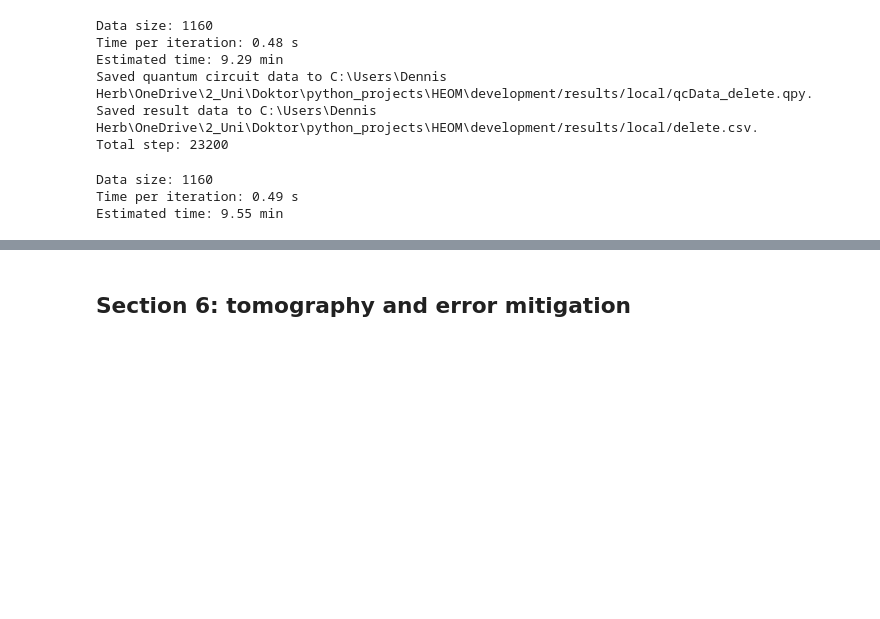
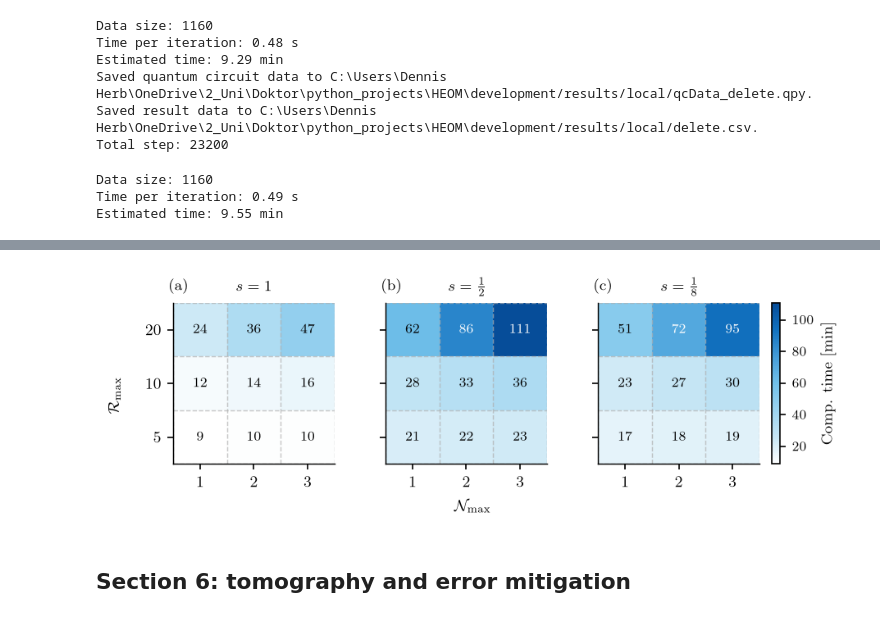
Before and after one commit to dehe1011/QCircuitHEOM, a Jupyter notebook: tutorials/QCircuitHEOM-figures.ipynb, the cells around one changed output, grey strips where cells are left out. Drawn from its saved outputs; the diff is of its cells as text; code cells hidden in the pictures; blank space fills up the shorter version.

```diff
--- a/tutorials/QCircuitHEOM-figures.ipynb
+++ b/tutorials/QCircuitHEOM-figures.ipynb
@@ -558,3 +679,93 @@ fig.savefig("development/results/paper/benchmark/comp_time2.svg", bbox_inches="t
+# %%
+import numpy as np
+import matplotlib.pyplot as plt
+from matplotlib.colors import LinearSegmentedColormap, Normalize
+
+A_s1 = np.array([[23.56, 35.33, 46.42],
+                 [11.53, 13.33, 15.13],
+                 [8.81, 9.29, 9.55]])
+
+A_s2 = np.array([[61.61, 85.79, 110.80],
+                 [27.63, 32.09, 35.79],
+                 [20.49, 21.74, 22.93]])
+
+A_s3 = np.array([[50.92, 71.05, 94.75],
+                 [22.88, 26.31, 29.77],
+                 [16.47, 17.76, 18.24]])
+
+A_list = [A_s1, A_s2, A_s3]
+titles = [r"$s=1$", r"$s=\frac{1}{2}$", r"$s=\frac{1}{8}$"]
+panel_labels = ["(a)", "(b)", "(c)"]
+
+blue_colors = ["#FFFFFF", "#C6E6F5", "#9CD4F0", "#72C1EA",
+               "#459DD9", "#1272C0", "#064D99"]
+blue_cmap = LinearSegmentedColormap.from_list("custom_blue", blue_colors)
+
+all_values = np.concatenate([A.ravel() for A in A_list])
+norm = Normalize(vmin=all_values.min(), vmax=all_values.max())
+
+labels_N = ["1", "2", "3"]
+labels_R = ["20", "10", "5"]
+
+fig, axes = plt.subplots(
+    1, 3,
+    figsize=(6, 2.0),
+    sharex=True,
+    sharey=True,
+    constrained_layout=True
+)
+
+for i, (ax, A) in enumerate(zip(axes, A_list)):
+    im = ax.imshow(A, cmap=blue_cmap, norm=norm,
+                   aspect="equal", interpolation="none")
+
+    ax.text(-0.03, 1.15, panel_labels[i], transform=ax.transAxes,
+            ha="left", va="top", fontsize=9, fontweight="bold")
+    ax.set_title(titles[i], fontsize=9, pad=7)
+
+    ax.set_xticks(np.arange(A.shape[1]), labels_N)
+    ax.set_yticks(np.arange(A.shape[0]), labels_R)
+
+    ax.set_xticks(np.arange(-0.5, A.shape[1], 1), minor=True)
+    ax.set_yticks(np.arange(-0.5, A.shape[0], 1), minor=True)
+    ax.grid(which="minor", linewidth=0.7)
+    ax.tick_params(which="minor", bottom=False, left=False)
+
+    for row in range(A.shape[0]):
+        for col in range(A.shape[1]):
+            val = A[row, col]
+            label = int(np.ceil(val))
+
+            ax.text(
+                col, row, f"{label}",
+                ha="center", va="center",
+                fontsize=8, fontweight="bold",
+                color="white" if norm(val) > 0.55 else "black"
+            )
+
+    for spine in ax.spines.values():
+        spine.set_linewidth(0.7)
+
+fig.supxlabel(r"$\mathcal{N}_{\mathrm{max}}$", fontsize=9)
+fig.supylabel(r"$\mathcal{R}_{\mathrm{max}}$", fontsize=9)
+
+cbar = fig.colorbar(
+    im,
+    ax=axes,
+    location="right",
+    fraction=0.025,
+    pad=0.02
+)
+
+cbar.set_label("Comp. time [min]", fontsize=9)
+cbar.ax.tick_params(labelsize=7.5)
+
+fig.savefig("development/results/paper/comp_time2.pdf", bbox_inches="tight")
+fig.savefig("development/results/paper/comp_time2.svg", bbox_inches="tight")
+
+plt.show()
+# %% [output]
+[figure, added]
 # %% [markdown]
 ## Section 6: tomography and error mitigation
 # %%
```
Also changed, not shown: parts of 15 cells of this notebook, 1 other file.
